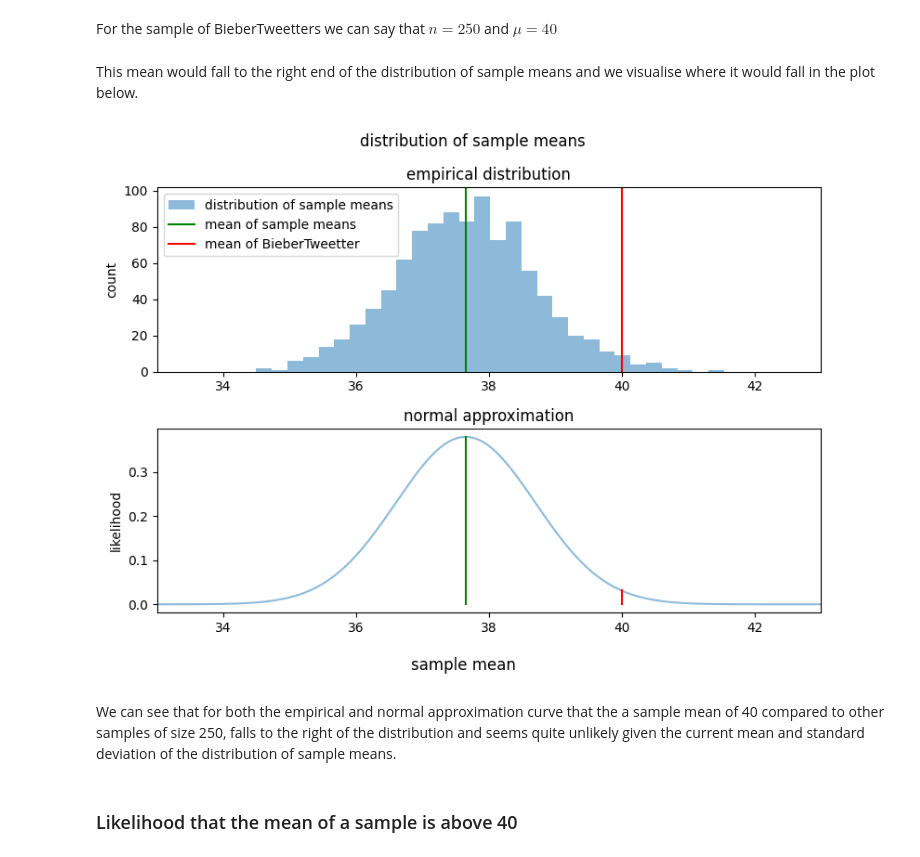
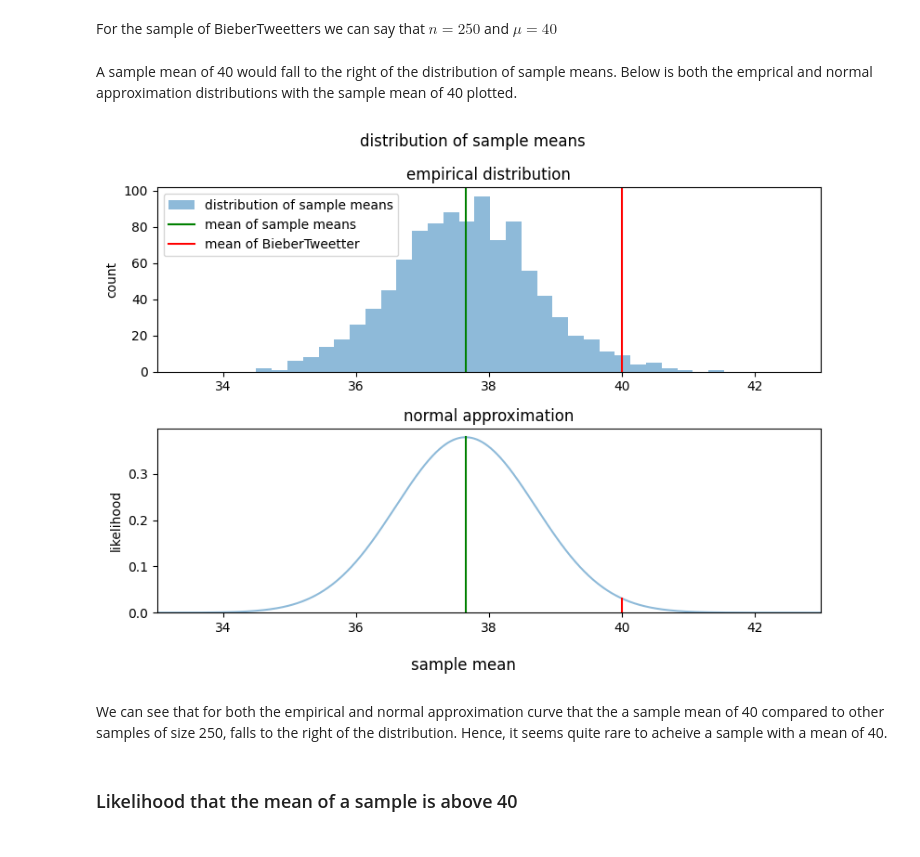
Before and after one commit to niv-en/assignments, a Jupyter notebook: MNA/assignment.ipynb, the cells around one changed output. Saved outputs shown, nothing was run; the diff lists cells and outputs as text; code cells hidden in the pictures.

```diff
--- a/MNA/assignment.ipynb
+++ b/MNA/assignment.ipynb
@@ -240,7 +232,7 @@ We can illustrate this idea with plotting our our sample of 1000, with varying s
 # %% [markdown]
 For the sample of BieberTweetters we can say that $n=250$ and $\mu = 40 $
 # %% [markdown]
-This mean would fall to the right end of the distribution of sample means and we visualise where it would fall in the plot below.
+A sample mean of 40 would fall to the right of the distribution of sample means. Below is both the emprical and normal approximation distributions with the sample mean of 40 plotted.
 # %%
 # importing normal probability density function from scipy
 from scipy.stats import norm
@@ -250,40 +242,40 @@ fig, ax = plt.subplots(2, figsize = (8,6  ) )
 xmin,xmax = 33, 43
 
 #plotting the distribution of observed values
+
 ax[0].hist(sample_mean_dist, bins = 30 , alpha = 0.5 , label = 'distribution of sample means')
 ax[0].axvline(np.mean(sample_mean_dist), label = 'mean of sample means', c = 'green'  )
 ax[0].axvline(40, label =  'mean of BieberTweetter', c = 'red' )
 ax[0].set_xlim(xmin, xmax )
 ax[0].set_ylabel('count')
 ax[0].set_title('empirical distribution')
 
-#plotting the normal approximation to the observed distributions
-
+#plotting the empirical distribution
 
 x_values = np.linspace(xmin, xmax , 1000)
 #initialing a normal distribution
 mean_dist = norm(np.mean(sample_mean_dist) , np.std(sample_mean_dist)  )
 
 ax[1].plot( x_values, mean_dist.pdf(x_values), alpha = 0.5   )
 
 ax[1].plot( ( np.mean(sample_mean_dist), np.mean(sample_mean_dist) ) ,  ( mean_dist.pdf(37.7)  , 0 )  , c= 'green' )
 ax[1].plot( (40, 40) , ( mean_dist.pdf(40)   , 0 )  , c= 'red')
 ax[1].set_xlim(xmin, xmax)
+ymin, ymax = ax[1].get_ylim()
+ax[1].set_ylim(0, ymax)
 ax[1].set_ylabel('likelihood')
 ax[1].set_title('normal approximation')
 
-
 #plotting general titles
-
 midpoint = (fig.subplotpars.right + fig.subplotpars.left ) / 2
 fig.supxlabel('sample mean')
 fig.suptitle('distribution of sample means', x = midpoint )
 fig.tight_layout()
 ax[0].legend();
 # %% [output]
-[figure, old version]
+[figure, new version]
 # %% [markdown]
-We can see that for both the empirical and normal approximation curve that the a sample mean of 40 compared to other samples of size 250, falls to the right of the distribution and seems quite unlikely given the current mean and standard deviation of the distribution of sample means.
+We can see that for both the empirical and normal approximation curve that the a sample mean of 40 compared to other samples of size 250, falls to the right of the distribution. Hence, it seems quite rare to acheive a sample with a mean of 40.
 # %% [markdown]
 ### Likelihood that the mean of a sample is above 40
 # %% [markdown]
```
Also changed, not shown: parts of 36 cells of this notebook.
